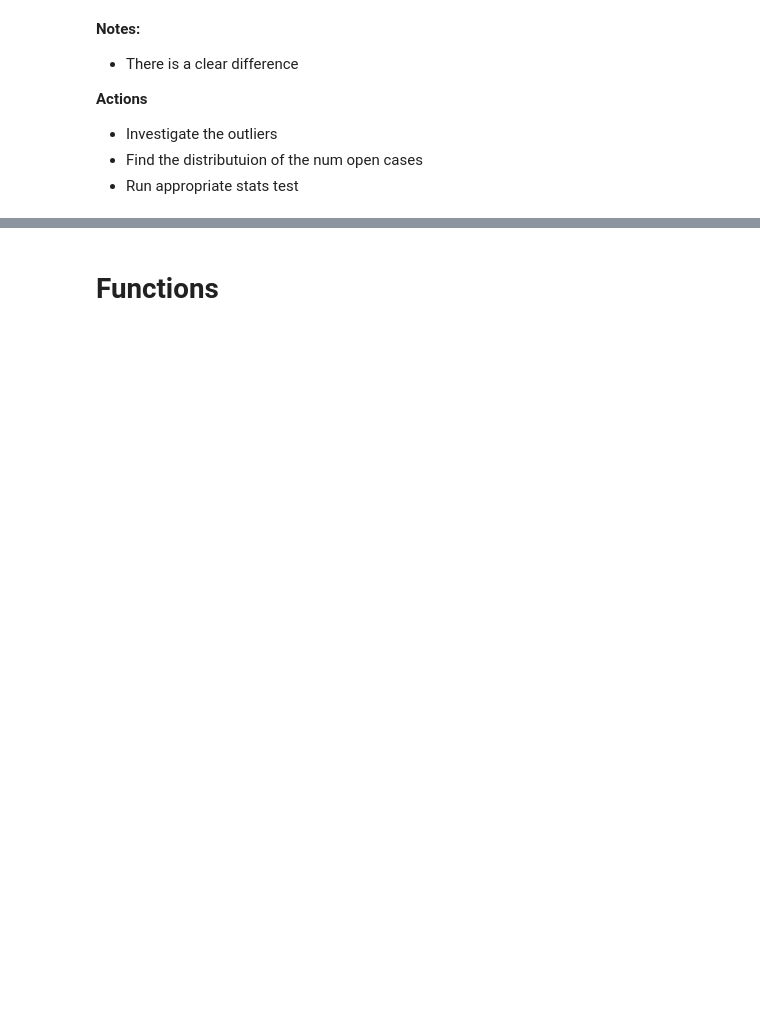
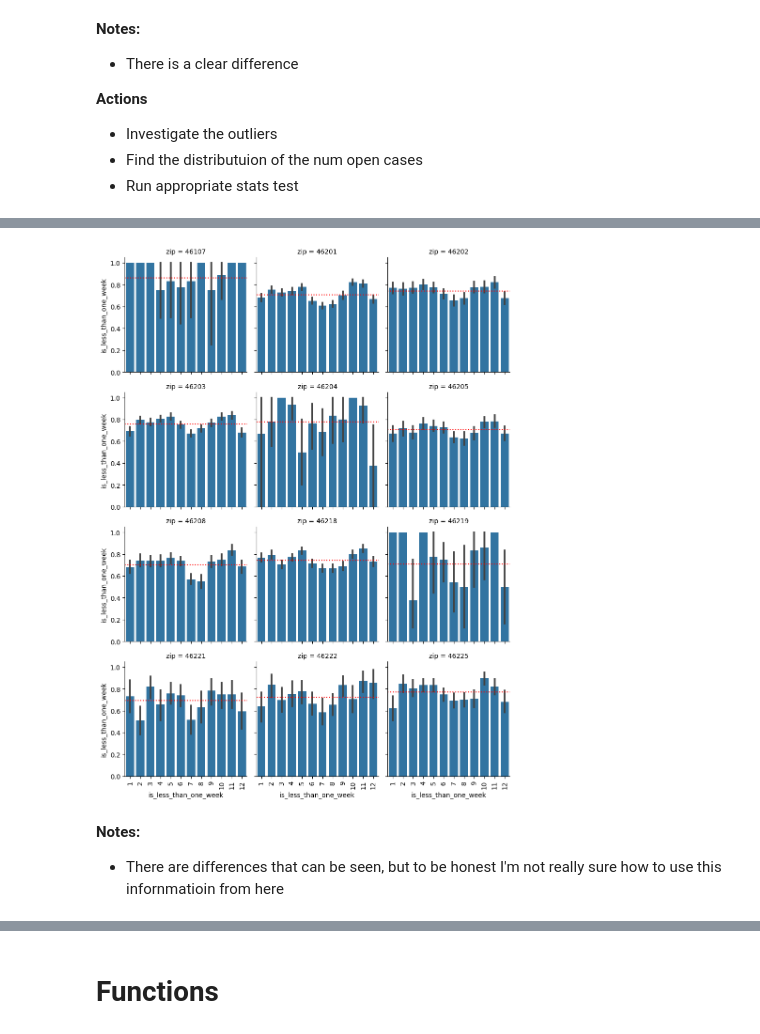
Before and after one commit to aaron-mv-moore/indy-action-time, a Jupyter notebook: work-notebooks/01_working_explore_2.ipynb, the cells around one changed output, grey strips where cells are left out. Saved outputs shown, nothing was run; the diff lists cells and outputs as text; code cells hidden in the pictures; blank space fills up the shorter version.

```diff
--- a/work-notebooks/01_working_explore_2.ipynb
+++ b/work-notebooks/01_working_explore_2.ipynb
@@ -350,0 +445,20 @@ p
+# %%
+def plot_mean(data,**kwargs):
+    m = data.mean()
+    plt.axhline(m, **kwargs)
+
+
+month = micro_explore.month_created.sort_values().unique()
+one_week_response_rate = train[target].mean()
+
+g = sns.FacetGrid(micro_explore, col='zip', col_wrap=3)
+g.map(sns.barplot, 'month_created', target, order=month)
+g.tick_params(axis='x', labelrotation =90)
+g.tight_layout()
+g.map(plot_mean, target, ls=":", c='r')
+plt.show()
+# %% [output]
+[figure, added]
+# %% [markdown]
+**Notes:**
+* There are differences that can be seen, but to be honest I'm not really sure how to use this infornmatioin from here
```
Also changed, not shown: parts of 29 cells of this notebook, 2 other files.
